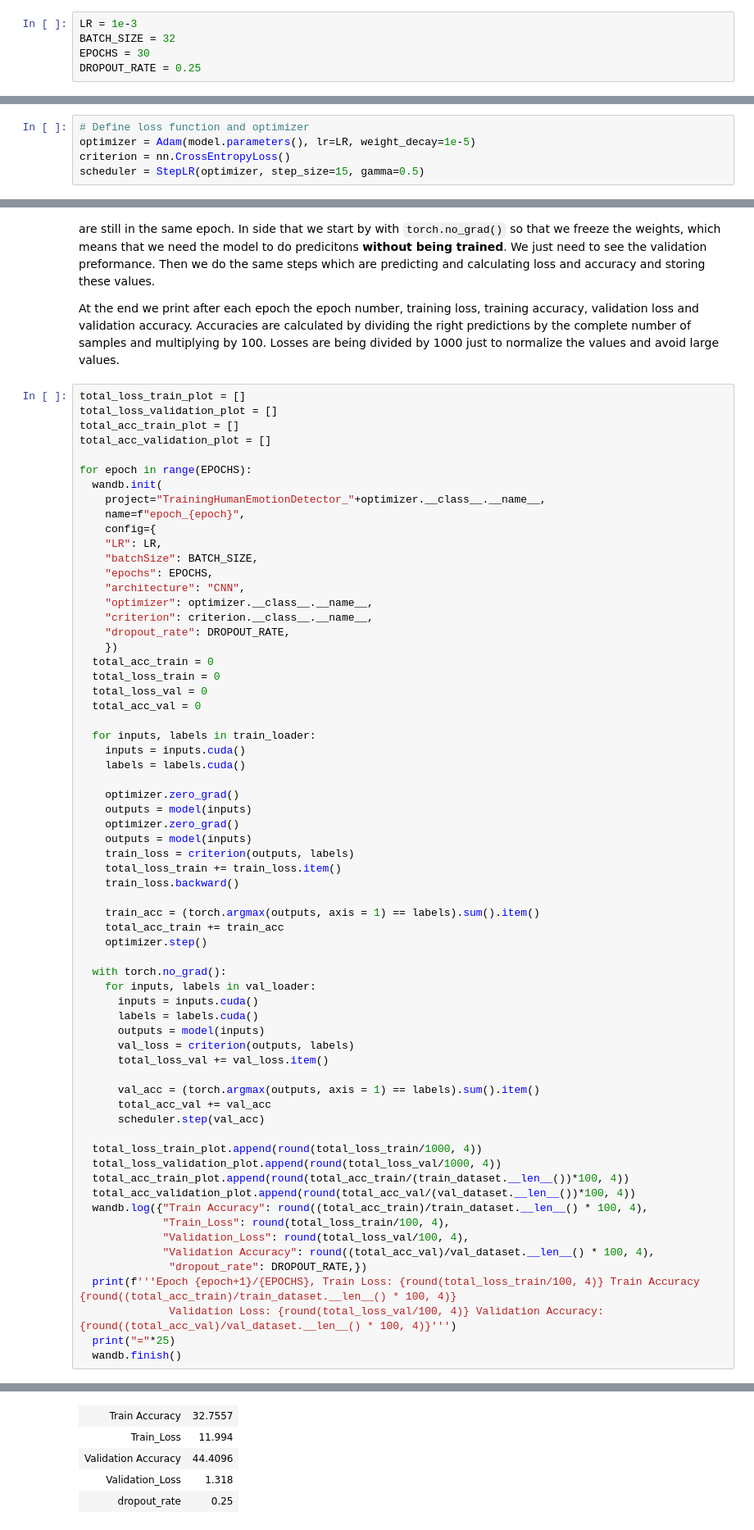
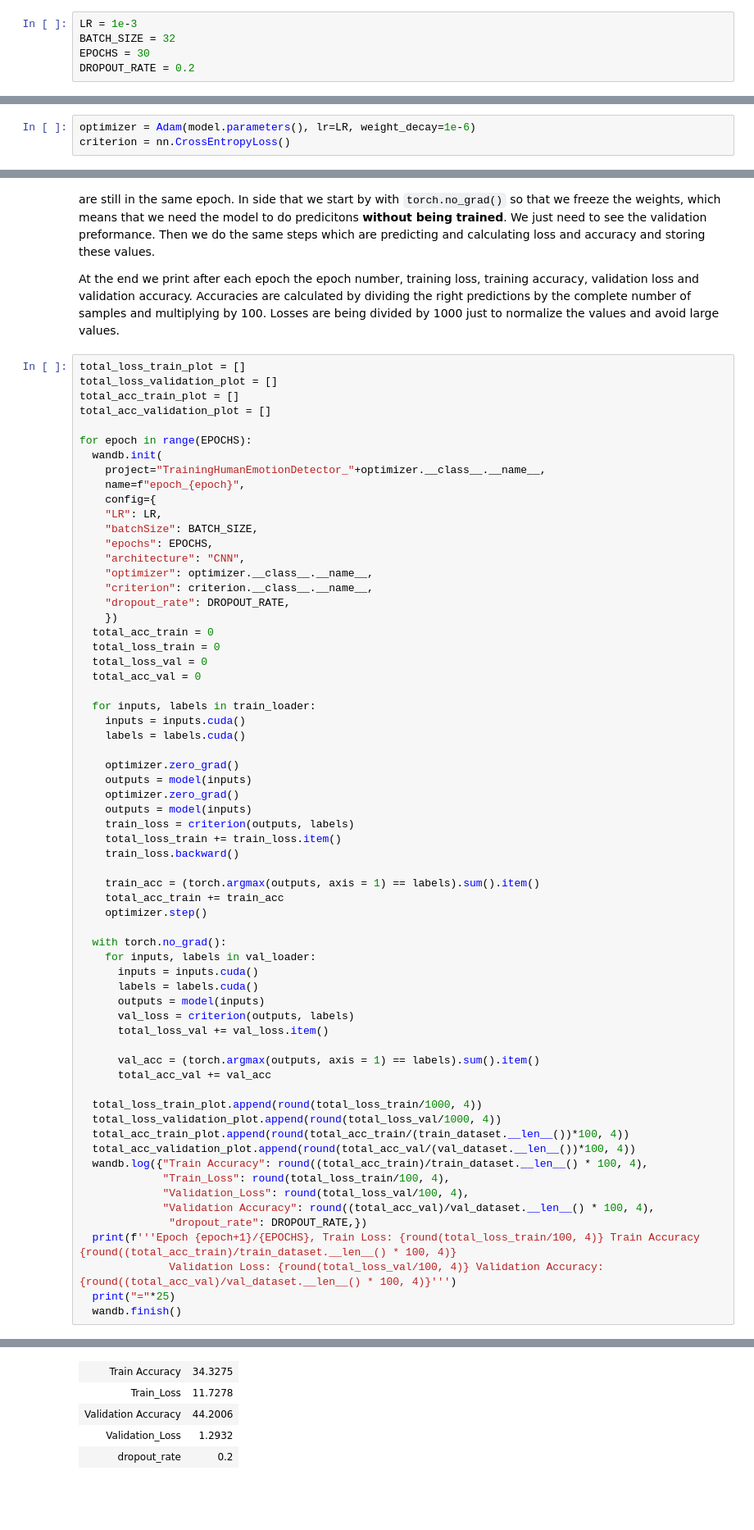
Before and after one commit to wrymp/ML_ASS_4, a Jupyter notebook: Animal_Faces_Pytorch.ipynb, the cells around one changed output, grey strips where cells are left out. Shown: that part at 82% size. Drawn from its saved outputs; the diff is of its cells as text; blank space fills up the shorter version.

```diff
--- a/Animal_Faces_Pytorch.ipynb
+++ b/Animal_Faces_Pytorch.ipynb
@@ -122,7 +122,7 @@ Now we are setting the training hyperparameters, we defined some variables which
 LR = 1e-3
 BATCH_SIZE = 32
 EPOCHS = 30
-DROPOUT_RATE = 0.25
+DROPOUT_RATE = 0.2
 # %% [markdown]
 # 10. DataLoaders
 PyTorch provides a class called DataLoader which allows us to create objects of it to simplify the training.
@@ -210,10 +210,8 @@ Estimated Total Size (MB): 9.44
 # 13. Loss and Optimizer
 In the cell below, we will create the loss function which will be the Cross Entropy loss. Also we will have create the Adam optimizer and we will provide to it the parameters of the model we created.
 # %%
-# Define loss function and optimizer
-optimizer = Adam(model.parameters(), lr=LR, weight_decay=1e-5)
+optimizer = Adam(model.parameters(), lr=LR, weight_decay=1e-6)
 criterion = nn.CrossEntropyLoss()
-scheduler = StepLR(optimizer, step_size=15, gamma=0.5)
 # %% [markdown]
 # 14. Training
 Now comes the training part. If you know well the training process of deep learning. You will just need to know PyTorch syntax. We start by initializing the for loop with the specified number of epochs which we defined before. But before that we define 4 lists and inside the loop we define another 4 variables.
@@ -292,7 +290,6 @@ for epoch in range(EPOCHS):
 
       val_acc = (torch.argmax(outputs, axis = 1) == labels).sum().item()
       total_acc_val += val_acc
-      scheduler.step(val_acc)
 
   total_loss_train_plot.append(round(total_loss_train/1000, 4))
   total_loss_validation_plot.append(round(total_loss_val/1000, 4))
@@ -318,14 +315,14 @@ Epoch 1/30, Train Loss: 11.994 Train Accuracy 32.7557
 =========================
 [interactive output not drawn]
 Run history:
 | Train Accuracy | ▁ |
 | Train_Loss | ▁ |
 | Validation Accuracy | ▁ |
 | Validation_Loss | ▁ |
 | dropout_rate | ▁ |
 Run summary:
-| Train Accuracy | 32.7557 |
-| Train_Loss | 11.994 |
-| Validation Accuracy | 44.4096 |
-| Validation_Loss | 1.318 |
-| dropout_rate | 0.25 |
+| Train Accuracy | 34.3275 |
+| Train_Loss | 11.7278 |
+| Validation Accuracy | 44.2006 |
+| Validation_Loss | 1.2932 |
+| dropout_rate | 0.2 |
```
Also changed, not shown: parts of 4 cells of this notebook.
